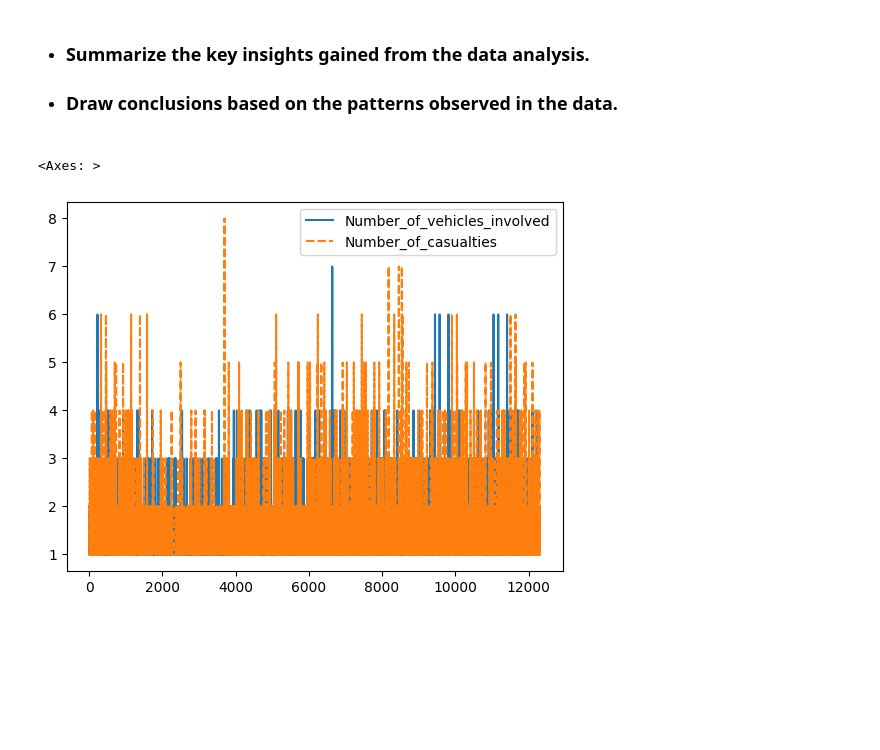
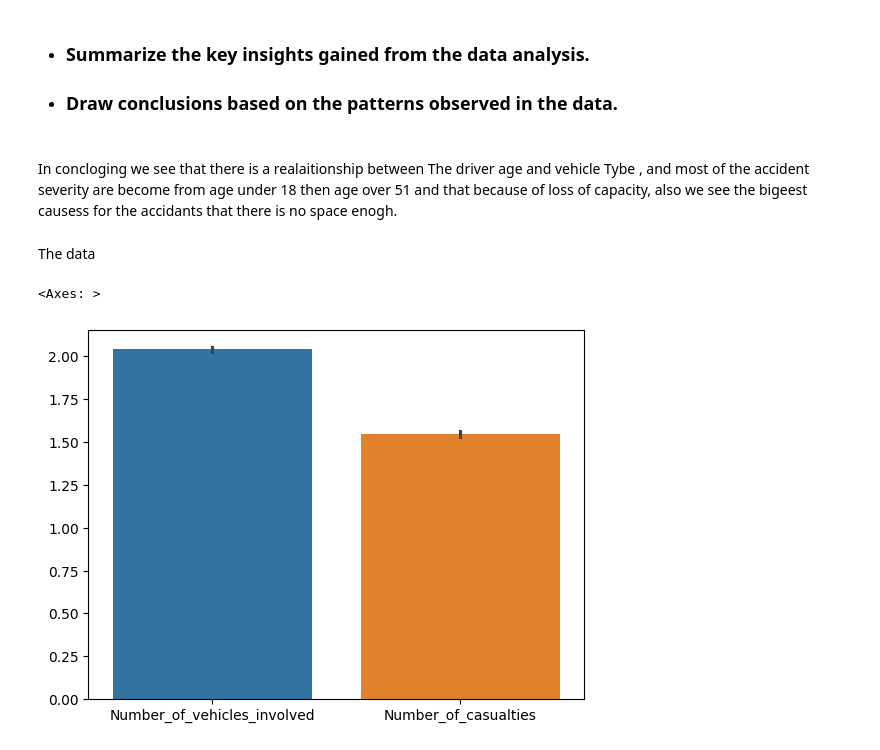
Before and after one commit to Wejdan999/T55, a Jupyter notebook: Task_(1)_Week_1.ipynb, the cells around one changed output. Drawn from its saved outputs; the diff is of its cells as text; code cells hidden in the pictures; blank space fills up the shorter version.

```diff
--- a/Task_(1)_Week_1.ipynb
+++ b/Task_(1)_Week_1.ipynb
@@ -256,8 +237,12 @@ plt.show()
 # %% [markdown]
 * <h3>Summarize the key insights gained from the data analysis.<h3/>
 * <h3>Draw conclusions based on the patterns observed in the data.<h3/>
+# %% [markdown]
+In concloging we see that there is a realaitionship between The driver age and vehicle Tybe , and most of the accident severity are become from age under 18 then age over 51 and that because of loss of capacity, also we see the bigeest causess for the accidants that there is no space enogh.
+# %% [markdown]
+The data
 # %%
-sns.lineplot(data=t1)
+sns.barplot(data=t1)
 # %% [output]
 <Axes: >
-[figure, old version]
+[figure, new version]
```
Also changed, not shown: parts of 10 cells of this notebook.
